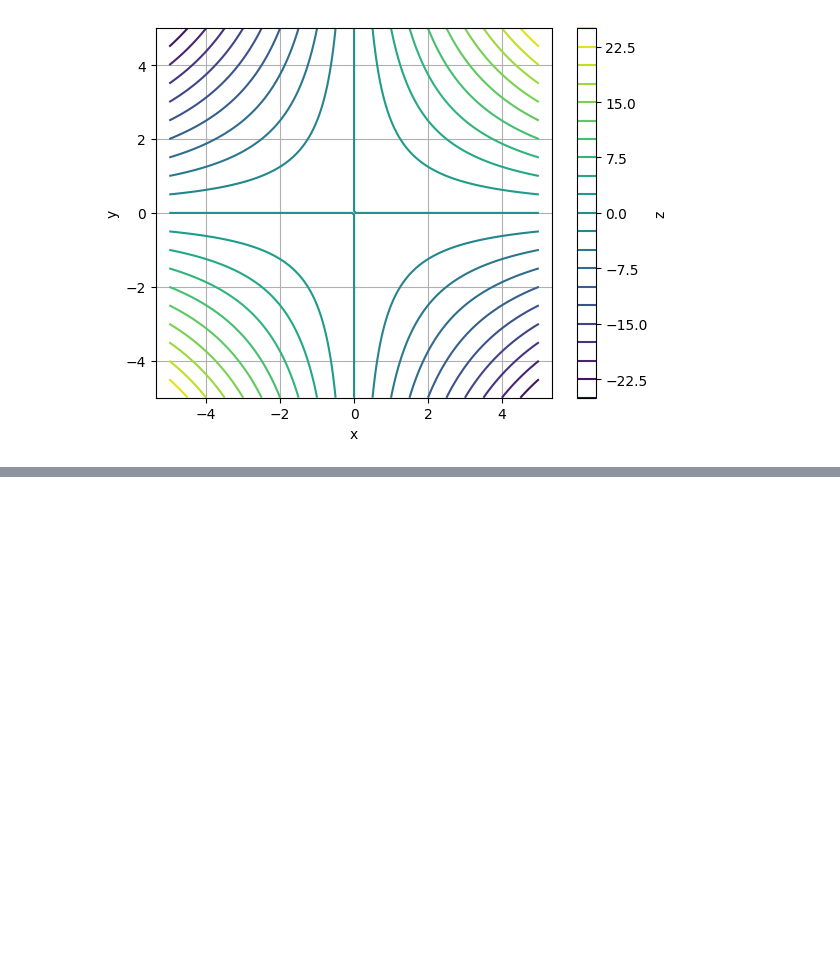
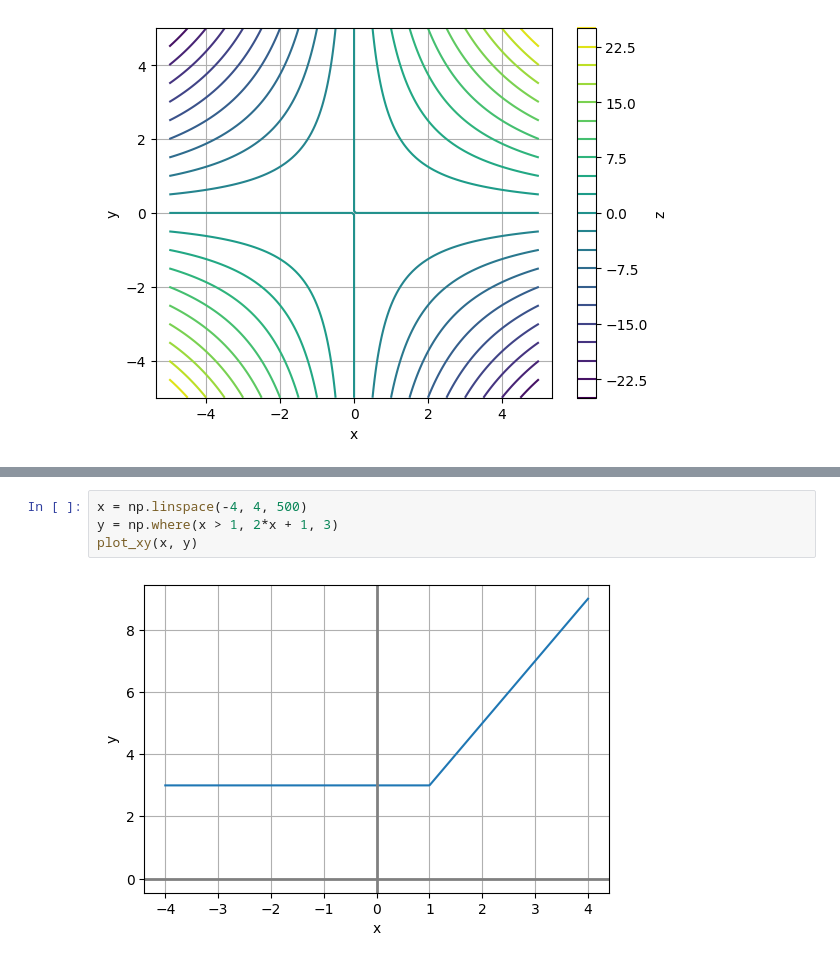
Before and after one commit to k26rahul/Machine-Learning-IITM, a Jupyter notebook: mlf-week-2/Graph-Of-Functions.ipynb, the cells around one changed output, grey strips where cells are left out. Saved outputs shown, nothing was run; the diff lists cells and outputs as text; blank space fills up the shorter version.

```diff
--- a/mlf-week-2/Graph-Of-Functions.ipynb
+++ b/mlf-week-2/Graph-Of-Functions.ipynb
@@ -152,0 +167,6 @@ plotly_surface(X, Y, Z)
+# %%
+x = np.linspace(-4, 4, 500)
+y = np.where(x > 1, 2*x + 1, 3)
+plot_xy(x, y)
+# %% [output]
+[figure, added]
```
Also changed, not shown: parts of 8 cells of this notebook, 3 other files.
